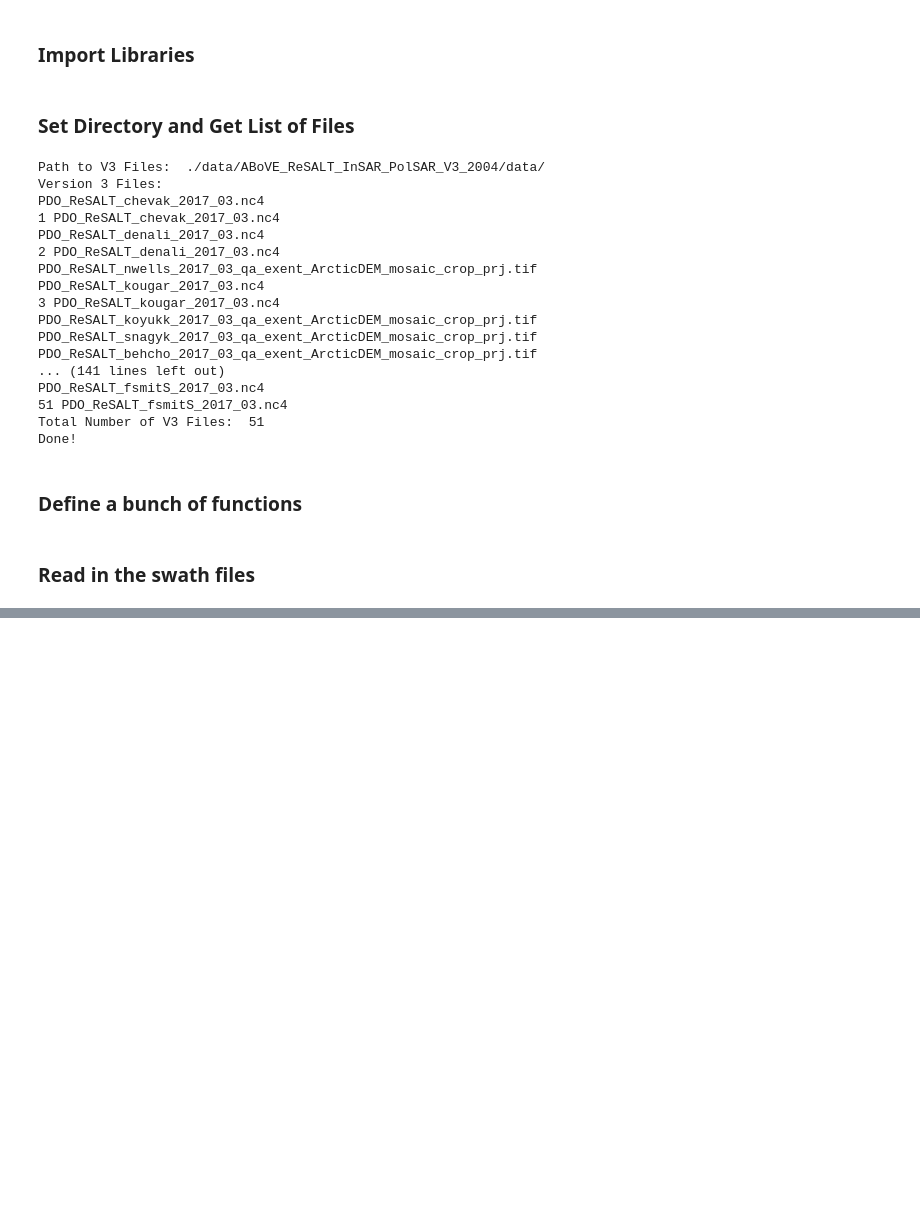
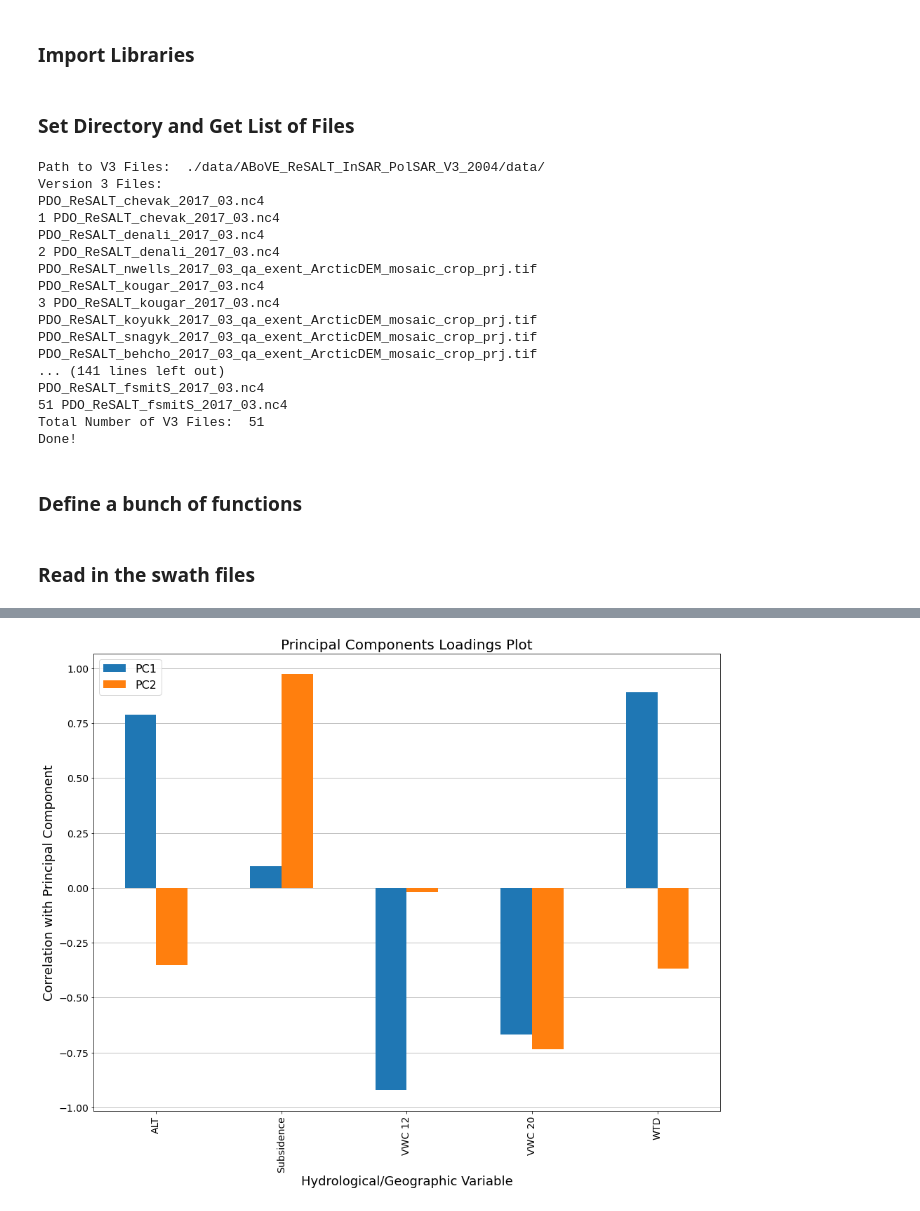
Before and after one commit to mmorphew/ess_224_project, a Jupyter notebook: PDO_Paper_2.ipynb, the cells around one changed output, grey strips where cells are left out. Cells and saved outputs as stored; diff of their text form; code cells hidden in the pictures; blank space fills up the shorter version.

```diff
--- a/PDO_Paper_2.ipynb
+++ b/PDO_Paper_2.ipynb
@@ -1599,0 +1818,8 @@ plt.scatter(pca_array[:,0], pca_array[:,1], c=pca_array[:,4], s=1)
+# %%
+loadings = pca.components_.T * np.sqrt(pca.explained_variance_)
+
+#loading_matrix = pd.DataFrame(loadings, columns=['PC1', 'PC2', 'PC3'], index=['ALT', 'Subsidence',
+#                                                                      'VWC 12', 'VWC 20', 'WTD', 'Elevation', 'Slope',
+#                                                                      'Aspect'])
+loading_matrix = pd.DataFrame(loadings, columns=['PC1', 'PC2'], index=['ALT', 'Subsidence','VWC 12', 'VWC 20', 'WTD'])
+loading_matrix
@@ -1599,0 +1833,12 @@ plt.scatter(pca_array[:,0], pca_array[:,1], c=pca_array[:,4], s=1)
+# %%
+fig, axes = plt.subplots(figsize=(16,12))
+loading_matrix.plot.bar(y=[0,1], ax=axes, zorder=2)
+axes.set_xlabel('Hydrological/Geographic Variable', fontsize=18)
+axes.set_ylabel('Correlation with Principal Component', fontsize=18)
+axes.legend(fontsize=16)
+axes.tick_params(axis='x', labelsize=14)
+axes.tick_params(axis='y', labelsize=14)
+axes.set_title('Principal Components Loadings Plot', fontsize=20)
+axes.grid(axis='y', zorder=0)
+# %% [output]
+[figure, added]
```
Also changed, not shown: parts of 53 cells of this notebook, 8 other files.
